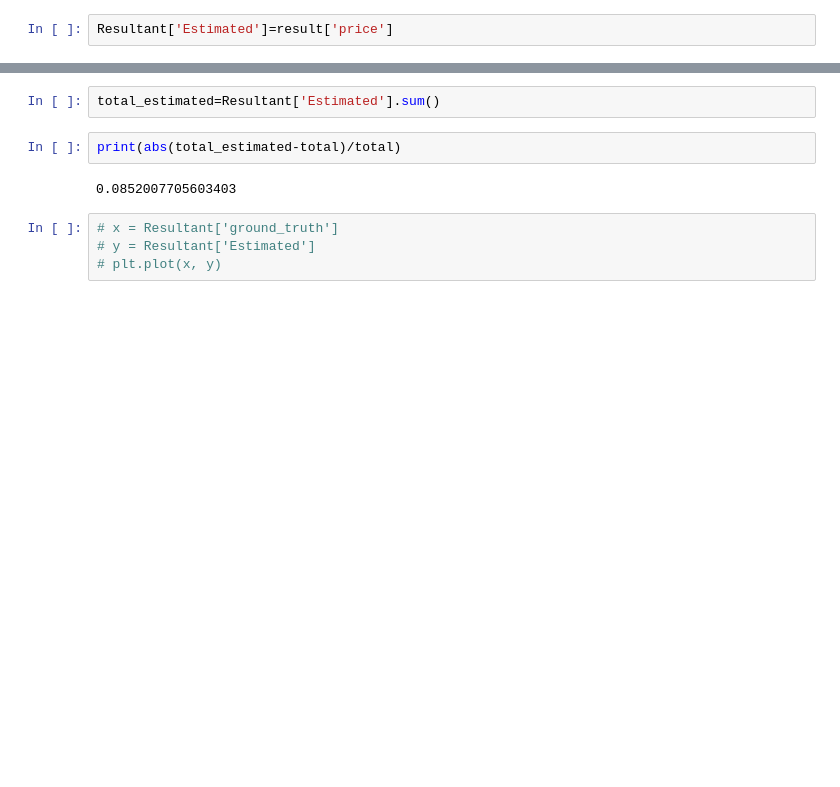
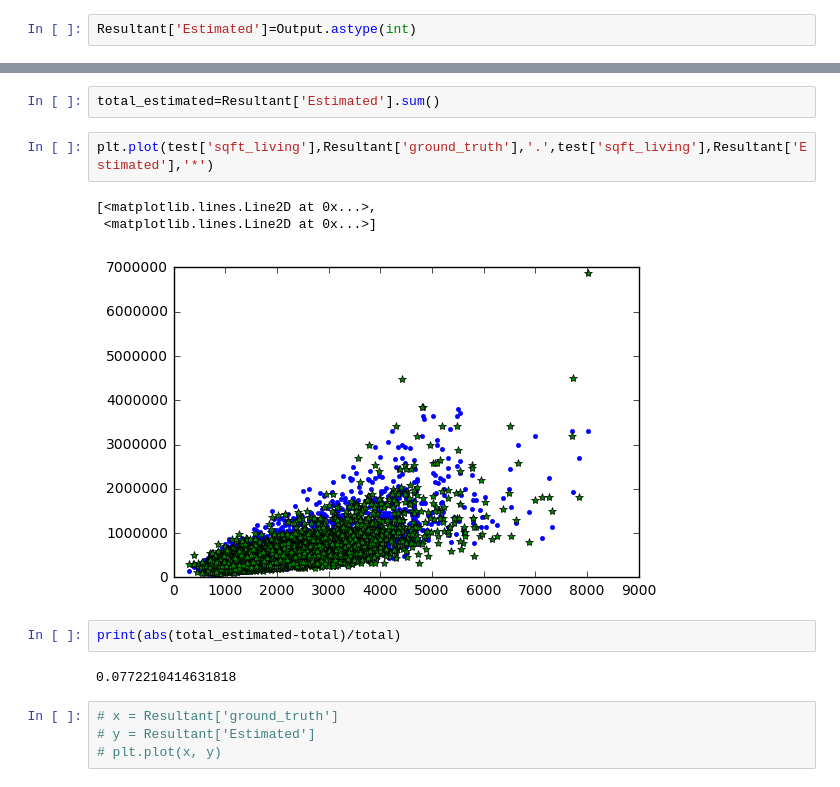
Before and after one commit to roshnivp/HousePrice, a Jupyter notebook: HousePrice.ipynb, the cells around one changed output, grey strips where cells are left out. Cells and saved outputs as stored; diff of their text form; blank space fills up the shorter version.

```diff
--- a/HousePrice.ipynb
+++ b/HousePrice.ipynb
@@ -285,8 +267,8 @@ array([ 111542.83484574])
 Resultant = pd.DataFrame(columns=['ground_truth', 'Estimated'])
 # %%
 Resultant['ground_truth']=ground_truth
-# %%
-Resultant['Estimated']=result['price']
+# %%
+Resultant['Estimated']=Output.astype(int)
 # %%
 print(Resultant.head(20))
 # %% [output]
@@ -311,10 +293,16 @@ print(Resultant.head(20))
 total=Resultant['ground_truth'].sum()
 # %%
 total_estimated=Resultant['Estimated'].sum()
+# %%
+plt.plot(test['sqft_living'],Resultant['ground_truth'],'.',test['sqft_living'],Resultant['Estimated'],'*')
+# %% [output]
+[<matplotlib.lines.Line2D at 0x...>,
+ <matplotlib.lines.Line2D at 0x...>]
+[figure, added]
 # %%
 print(abs(total_estimated-total)/total)
 # %% [output]
-0.0852007705603403
+0.0772210414631818
 # %%
 # x = Resultant['ground_truth']
 # y = Resultant['Estimated']
```
Also changed, not shown: parts of 25 cells of this notebook.
